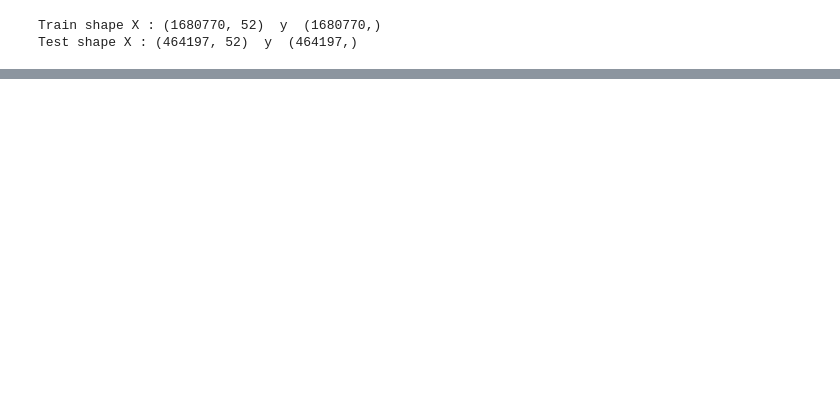
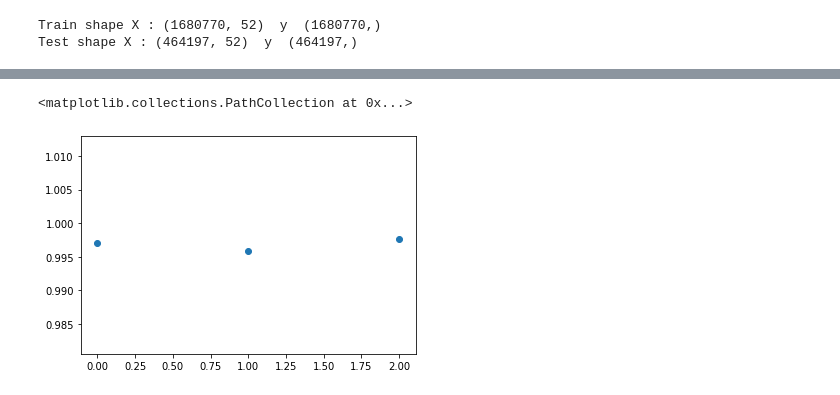
Before and after one commit to brendanrturner1/GCU_MSDS_BT, a Jupyter notebook: DSC540/Assignment 8/DSC_540_A8_Notebook.ipynb, the cells around one changed output, grey strips where cells are left out. Cells and saved outputs as stored; diff of their text form; code cells hidden in the pictures; blank space fills up the shorter version.

```diff
--- a/DSC540/Assignment 8/DSC_540_A8_Notebook.ipynb
+++ b/DSC540/Assignment 8/DSC_540_A8_Notebook.ipynb
@@ -201,6 +218,6 @@ bag = BaggingClassifier()
 bagmod=bag.fit(X_train, y_train)
 # %%
 #create a new boosting classifier
-boost = GradientBoostingClassifier()
+boost = XGBClassifier()
 #fit model to training data
 boostmod=boost.fit(X_train, y_train)
@@ -223,0 +248,8 @@ print(5)
+# %%
+# Ensemble accuracy plot
+c=[boostmod.score(X_test, y_test),rfmod.score(X_test, y_test),bagmod.score(X_test, y_test)]
+d=[0,1,2]
+plt.scatter(d,c)
+# %% [output]
+<matplotlib.collections.PathCollection at 0x...>
+[figure, added]
```
Also changed, not shown: parts of 7 cells of this notebook.
